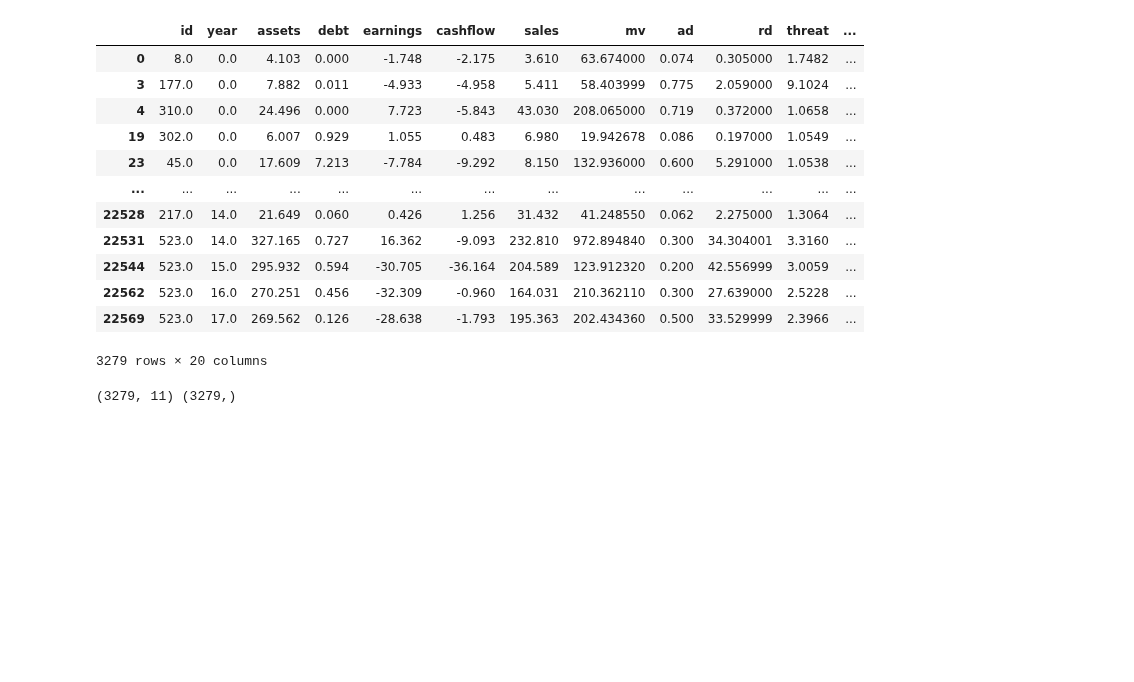
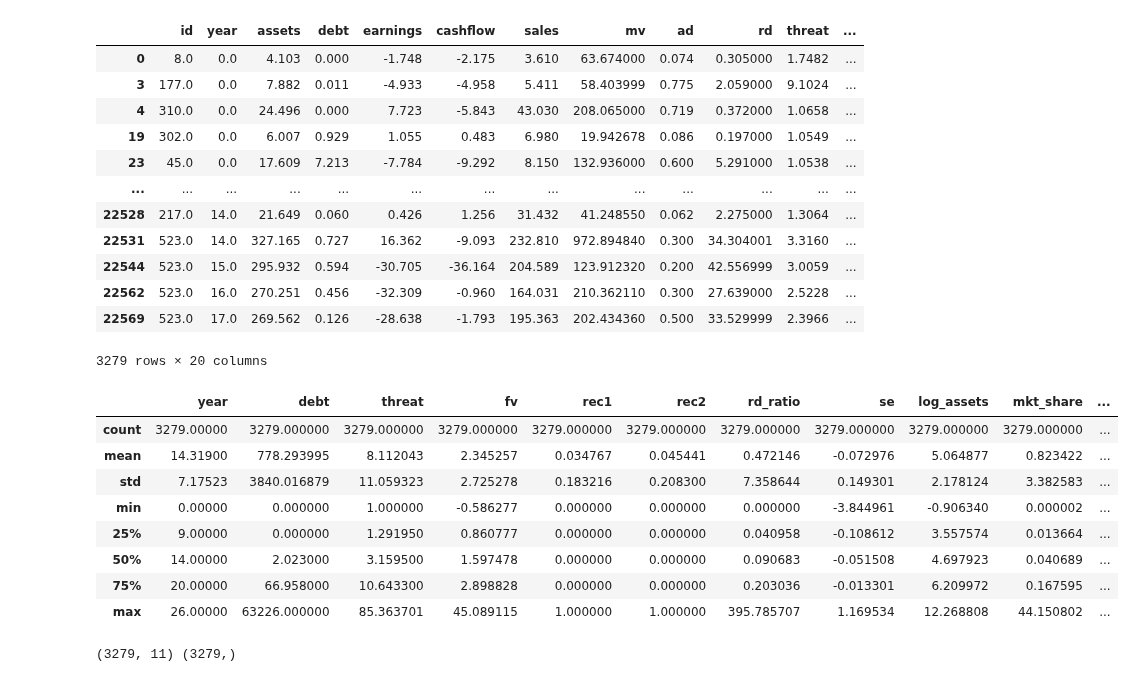
Before and after one commit to cyrilmichino/health-marketing-analytics, a Jupyter notebook: notebook.ipynb, the cells around one changed output. Cells and saved outputs as stored; diff of their text form; code cells hidden in the pictures; blank space fills up the shorter version.

```diff
--- a/notebook.ipynb
+++ b/notebook.ipynb
@@ -331,6 +331,20 @@ data
 data_clean = data.drop(["assets", "earnings", "cashflow", "sales", "mv", "ad", "rd", "mkt"], axis=1) #Independent variable
 #Export clean dataset
 data_clean.to_csv('healthcare_data_clean.csv')
+# %%
+data_desc = data_clean.drop(["id"], axis=1)
+desc = data_desc.describe()
+desc
+# %% [output]
+|  | year | debt | threat | fv | rec1 | rec2 | rd_ratio | se | log_assets | mkt_share | ... |
+| count | 3279.00000 | 3279.000000 | 3279.000000 | 3279.000000 | 3279.000000 | 3279.000000 | 3279.000000 | 3279.000000 | 3279.000000 | 3279.000000 | ... |
+| mean | 14.31900 | 778.293995 | 8.112043 | 2.345257 | 0.034767 | 0.045441 | 0.472146 | -0.072976 | 5.064877 | 0.823422 | ... |
+| std | 7.17523 | 3840.016879 | 11.059323 | 2.725278 | 0.183216 | 0.208300 | 7.358644 | 0.149301 | 2.178124 | 3.382583 | ... |
+| min | 0.00000 | 0.000000 | 1.000000 | -0.586277 | 0.000000 | 0.000000 | 0.000000 | -3.844961 | -0.906340 | 0.000002 | ... |
+| 25% | 9.00000 | 0.000000 | 1.291950 | 0.860777 | 0.000000 | 0.000000 | 0.040958 | -0.108612 | 3.557574 | 0.013664 | ... |
+| 50% | 14.00000 | 2.023000 | 3.159500 | 1.597478 | 0.000000 | 0.000000 | 0.090683 | -0.051508 | 4.697923 | 0.040689 | ... |
+| 75% | 20.00000 | 66.958000 | 10.643300 | 2.898828 | 0.000000 | 0.000000 | 0.203036 | -0.013301 | 6.209972 | 0.167595 | ... |
+| max | 26.00000 | 63226.000000 | 85.363701 | 45.089115 | 1.000000 | 1.000000 | 395.785707 | 1.169534 | 12.268808 | 44.150802 | ... |
 # %%
 y = data["fv"] #Target variable
 X = data.drop(["fv", "assets", "earnings", "cashflow", "sales", "mv", "ad", "rd", "mkt"], axis=1) #Independent variable
```
Also changed, not shown: parts of 1 cell of this notebook, 3 other files.
